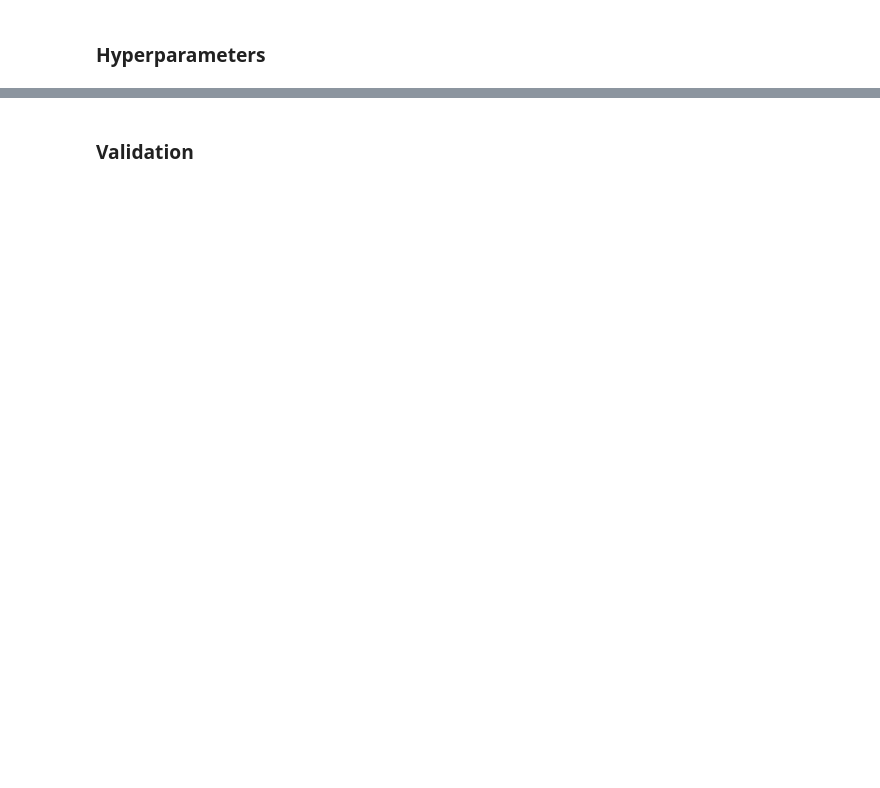
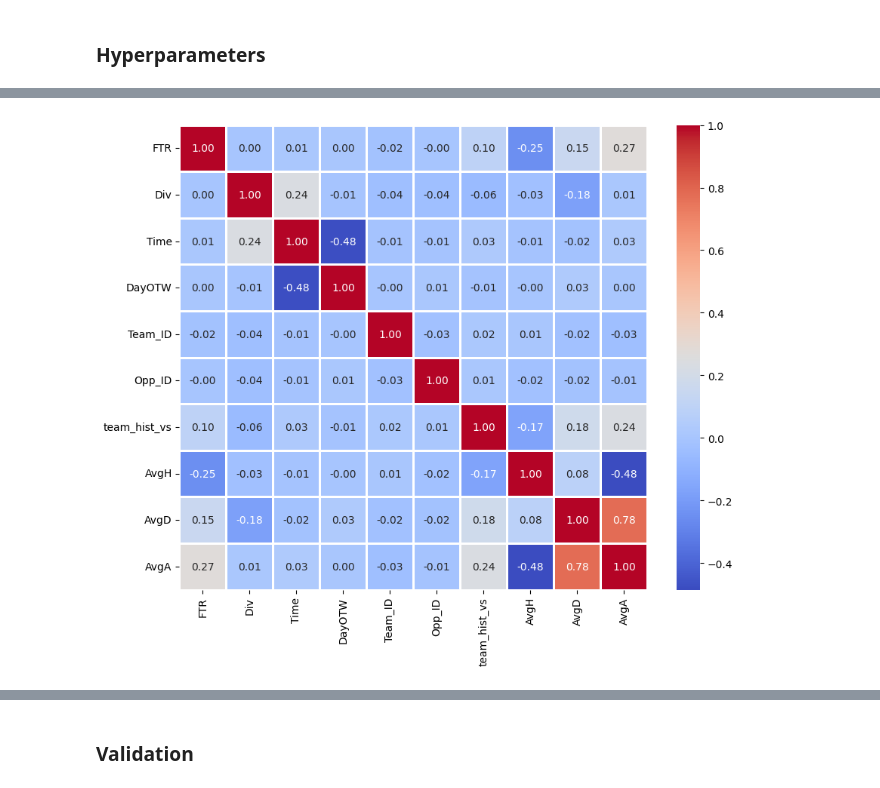
Before and after one commit to aftermathematic/football_brain, a Jupyter notebook: baseline_v3.2 train featureselect.ipynb, the cells around one changed output, grey strips where cells are left out. Drawn from its saved outputs; the diff is of its cells as text; code cells hidden in the pictures; blank space fills up the shorter version.

```diff
--- a/baseline_v3.2 train featureselect.ipynb
+++ b/baseline_v3.2 train featureselect.ipynb
@@ -43,6 +43,13 @@ df = pd.read_csv(f'data/processed/processed_data_{content}.csv')
 # %%
 # Parse the date_temp column, which is in YYYYMMDD format, into a datetime object, and store in a new column 'date_temporary'
 df['date_temporary'] = pd.to_datetime(df['Date'], format='%Y%m%d')
+# %%
+# Drop DayOTW column
+df.drop(columns=[ 'Ref_ID',
+ #'team_form_opp',
+ #'opp_shots',
+ #'opp_shots_target'
+ ], inplace=True)
 # %% [markdown]
 ### Date settings
 # %%
@@ -51,8 +58,11 @@ import pandas as pd
 # Get the current date dynamically
 date_today = pd.Timestamp.now().normalize()  # .normalize() sets the time to 00:00:00
 
+# Declare a date by setting day, month, and year
+date_specific = pd.Timestamp(year=2024, month=4, day=8)
+
 # Calculate the date 2 weeks ago from the current date
-date_2_weeks_ago = date_today - pd.DateOffset(days=14)
+date_delta = date_specific - pd.DateOffset(days=10)
 
-date_cutoff = date_today - pd.DateOffset(days=1000)
+date_start = date_specific - pd.DateOffset(days=1000)
 # %%
@@ -467,13 +512,15 @@ weighted avg       0.65      0.63      0.63       596
 # %%
 # Correlation matrix
 corr = df.corr()
 
 # Put the target column to the front
 cols = list(corr.columns)
 cols.insert(0, cols.pop(cols.index('FTR')))
 corr = corr.loc[cols, cols]
 
 # Plot the correlation matrix
-#plt.figure(figsize=(10, 8))
-#sns.heatmap(corr, annot=True, cmap='coolwarm', fmt=".2f", linewidths=2)
-#plt.show()
+plt.figure(figsize=(10, 8))
+sns.heatmap(corr, annot=True, cmap='coolwarm', fmt=".2f", linewidths=2)
+plt.show()
+# %% [output]
+[figure, added]
```
Also changed, not shown: parts of 12 cells of this notebook, 44 other files.
